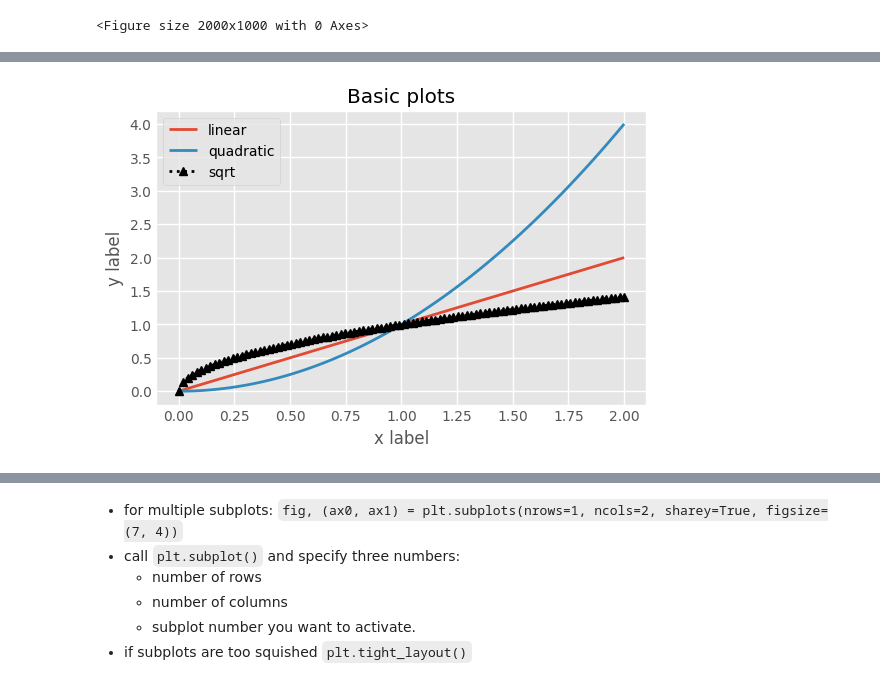
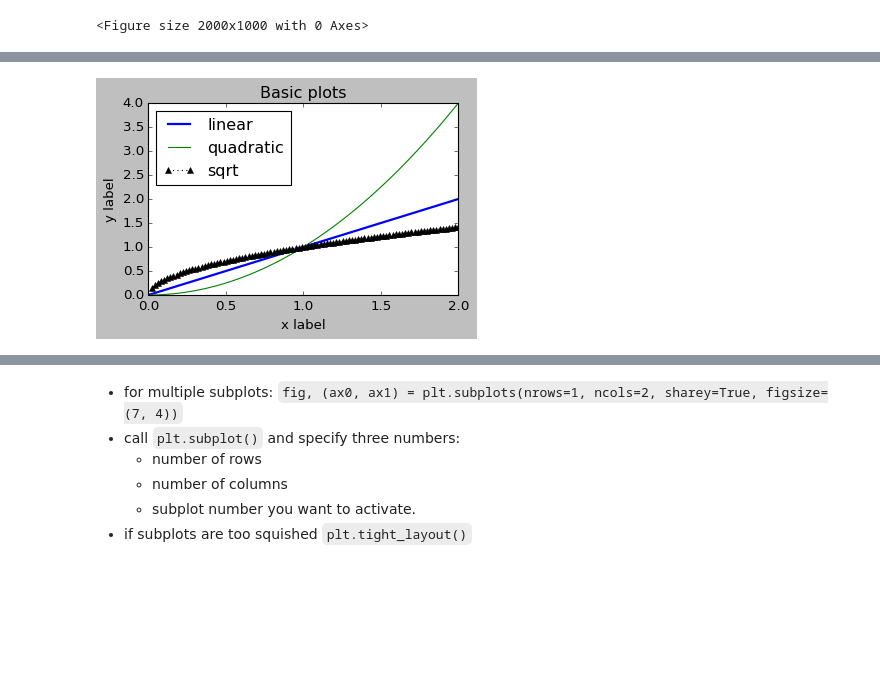
Before and after one commit to iesfsv/Data-Processing-in-Python, a Jupyter notebook: 04_week/04_Lecture_PandasMatplotlib.ipynb, the cells around one changed output, grey strips where cells are left out. Saved outputs shown, nothing was run; the diff lists cells and outputs as text; code cells hidden in the pictures; blank space fills up the shorter version.

```diff
--- a/04_week/04_Lecture_PandasMatplotlib.ipynb
+++ b/04_week/04_Lecture_PandasMatplotlib.ipynb
@@ -1132,6 +1148,6 @@ plt_styles_list = plt.style.available
 # %%
 # let's see how different styles look like
-for style in plt_styles_list[:3]:
+for style in plt_styles_list[:10]:
     plt.style.use(style)
     print(style)
     plt.figure(figsize=(5,2))
@@ -1148,21 +1171,21 @@ _mpl-gallery
 # %%
-plt.style.use('ggplot')
+plt.style.use('classic')
 # minimum example of pyplot
 x = np.linspace(0, 2, 100)
 
 # we can also specify only "y" and use default x-axis: plt.plot(x, label='linear')
 plt.figure(figsize=(5,3))
 plt.plot(x, x, label='linear',  linewidth=2.0)
 plt.plot(x, x**2, label='quadratic')
 plt.plot(x, np.sqrt(x),'k^:',label='sqrt')
 
 plt.xlabel('x label')
 plt.ylabel('y label')
 plt.title("Basic plots")
 
 plt.legend(loc = 'best');
 # %% [output]
-[figure, old version]
+[figure, new version]
 # %%
 plt
 # %% [output]
```
Also changed, not shown: parts of 18 cells of this notebook, 4 other files.
